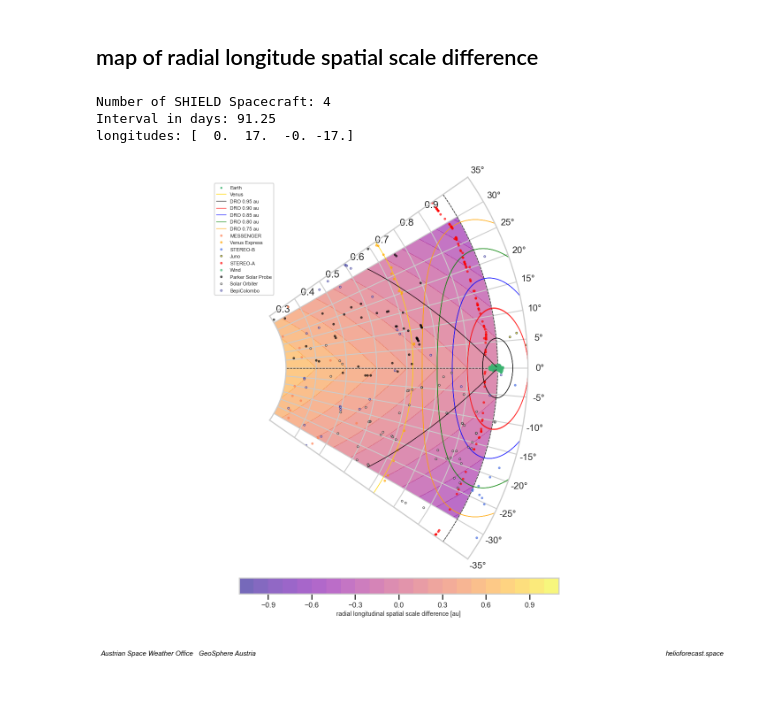
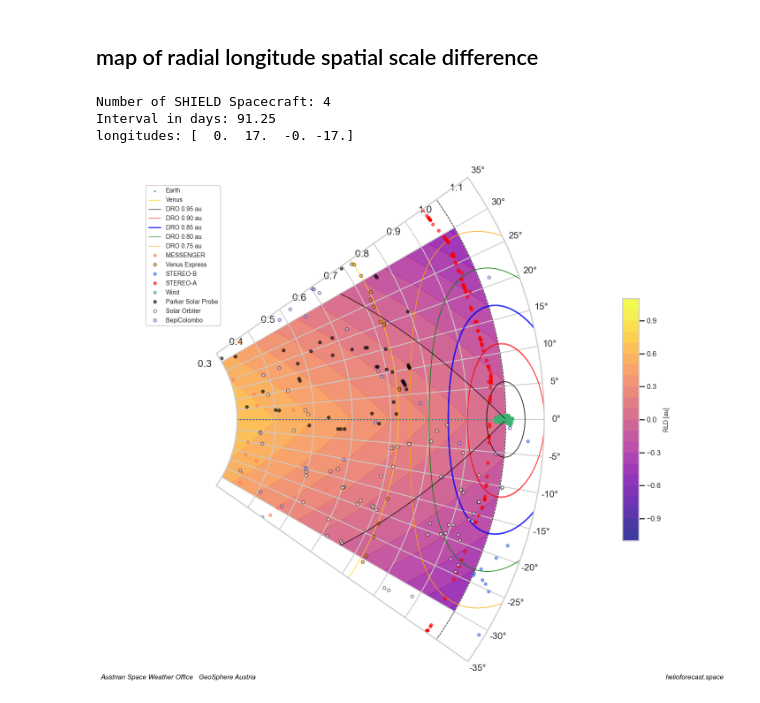
Before and after one commit to cmoestl/dro_orbits, a Jupyter notebook: dro.ipynb, the cells around one changed output. Saved outputs shown, nothing was run; the diff lists cells and outputs as text; code cells hidden in the pictures.

```diff
--- a/dro.ipynb
+++ b/dro.ipynb
@@ -1854,7 +1883,7 @@ if plot_dro:
 
     ax.plot(dro_lon1, dro_r1,c='black', alpha=0.8,lw=1, markersize=1, label='DRO 0.95 au')
     ax.plot(dro_lon2, dro_r2,c='red', alpha=0.8,lw=1, markersize=1, label='DRO 0.90 au')
-    ax.plot(dro_lon3, dro_r3,c='blue', alpha=0.8,lw=1, markersize=1, label='DRO 0.85 au')
+    ax.plot(dro_lon3, dro_r3,c='blue', alpha=0.8,lw=2, markersize=1, label='DRO 0.85 au')
     ax.plot(dro_lon4, dro_r4,c='green', alpha=0.8,lw=1, markersize=1, label='DRO 0.80 au')
     ax.plot(dro_lon5, dro_r5,c='orange', alpha=0.8,lw=1, markersize=1, label='DRO 0.75 au')
 
@@ -1874,7 +1903,7 @@ if plot_icmecat:
 
     ####### ICMECAT events
 
-    ms=3
+    ms=5
     al=0.6
 
     #ax.plot(np.radians(ic.mo_sc_long_heeq[iuly]),ic.mo_sc_heliodistance[iuly],'o',markersize=ms,c='brown', alpha=al, label='Ulysses')
@@ -1882,9 +1911,9 @@ if plot_icmecat:
 
     #only inner heliosphere
     ax.plot(np.radians(ic.mo_sc_long_heeq[imes]),ic.mo_sc_heliodistance[imes],'o',markersize=ms,c='coral', alpha=al,label='MESSENGER')
-    ax.plot(np.radians(ic.mo_sc_long_heeq[ivex]),ic.mo_sc_heliodistance[ivex],'o',markersize=ms,c='orange', alpha=al,label='Venus Express')
+    ax.plot(np.radians(ic.mo_sc_long_heeq[ivex]),ic.mo_sc_heliodistance[ivex],'o',markersize=ms,c='black', markerfacecolor='orange', alpha=al,label='Venus Express')
     ax.plot(np.radians(ic.mo_sc_long_heeq[istb]),ic.mo_sc_heliodistance[istb],'o',markersize=ms,c='royalblue', alpha=al,label='STEREO-B')
-    ax.plot(np.radians(ic.mo_sc_long_heeq[ijun]),ic.mo_sc_heliodistance[ijun],'o',markersize=ms,c='black',markerfacecolor='yellow',alpha=al,label='Juno')
+    #ax.plot(np.radians(ic.mo_sc_long_heeq[ijun]),ic.mo_sc_heliodistance[ijun],'o',markersize=ms,c='black',markerfacecolor='yellow',alpha=al,label='Juno')
 
     #ax3.plot(ic.mo_sc_heliodistance[ijun],ic.mo_bmean[ijun],'o', c='black',markerfacecolor='yellow', alpha=al,ms=ms, label='Juno')
 
@@ -1922,14 +1951,15 @@ R, THETA = np.meshgrid(r, theta)
 F=diff_radial_longitudinal(R,THETA)
 
 CMAP       = "plasma" #inferno, magma, viridis, plasma
+
 level1=np.arange(-1.1,1.2,0.1)
-cf = ax.contourf(THETA, R, F, levels=level1, cmap=CMAP, alpha=0.6,zorder=0)
+cf = ax.contourf(THETA, R, F, levels=level1, cmap=CMAP, alpha=0.8,zorder=0, vmin=-1, vmax=1)
 #cl = ax.contour(THETA, R, F, levels=15, colors="white", linewidths=0.35, alpha=0.35)
 #zero level
 ax.contour(THETA, R, F, levels=[0], colors="black", linewidths=1.0, alpha=0.9)
 
-cbar = plt.colorbar(cf, ax=ax,location='bottom',shrink=0.5,pad=0.04, aspect=20)
-cbar.set_label('radial longitudinal spatial scale difference [au]',fontsize=10)
+cbar = plt.colorbar(cf, ax=ax,location='right',shrink=0.5,pad=0, aspect=15)
+cbar.set_label('RLD [au]',fontsize=10)
 cbar.ax.tick_params(labelsize=12)
 ticks = cbar.get_ticks()
 
@@ -1937,33 +1967,38 @@ ticks = cbar.get_ticks()
 
 degrees = np.arange(-35,40,5)
 ax.set_xticks(np.radians(degrees))
 ax.set_xticklabels([f'{d}°' for d in degrees], fontsize=15)
 #ax.set_rgrids(np.arange(0.4,1.5,0.1),('0.3','0.4','0.5','0.6','0.7','0.8','0.9','1.0','1.1','1.2','1.3'),angle=50, fontsize=10, zorder=5)
-ax.set_rgrids(np.arange(0.4,1.1,0.1),('0.3','0.4','0.5','0.6','0.7','0.8','0.9'),angle=50, fontsize=10, zorder=5)
+#rtick_locs=np.arange(0.4,1.2,0.1)
+#rtick_labels=('0.3','0.4','0.5','0.6','0.7','0.8','0.9','1.0')
+#ax.set_rgrids(rtick_locs,rtick_labels)#,angle=50, fontsize=5, zorder=5)
 
+#ax.set_yticklabels([])
+#for loc, lbl in zip(rtick_locs, rtick_labels):
+#    ax.text(0., loc, lbl, ha='center', va='top', fontsize=16)
 
 ax.set_theta_zero_location('E')
 ax.set_thetamin(35)      # Start angle in degrees
 ax.set_thetamax(-35)
 ##plt.title('Planet and simulated DRO positions 2028 Jan 1 - 2030 Jan 1')
 #ax.set_ylim(0, 1.3)
 
 # cutout in r
 ax.set_rmin(0.30)
 ax.set_rmax(1.10)
 ax.set_rorigin(0)
 
-ax.legend(bbox_to_anchor=(0.01, 0.99), loc='upper left',fontsize=8)
+ax.legend(bbox_to_anchor=(0.01, 0.99), loc='upper left',fontsize=10)
 #plt.figtext(0.8,0.1,f' {nr_sc} DRO spacecraft', color='black', ha='left',fontsize=fsize-4, style='italic')
 plt.figtext(0.05,0.01,'Austrian Space Weather Office   GeoSphere Austria', color='black', ha='left',fontsize=fsize-4, style='italic')
 plt.figtext(0.99,0.01,'helioforecast.space', color='black', ha='right',fontsize=fsize-4, style='italic')
 
 plt.tight_layout()
 
 plt.savefig(f'results/dro_RLD.png', dpi=300,bbox_inches='tight')
 plt.savefig(f'results/dro_RLD.pdf', dpi=300,bbox_inches='tight')
 # %% [output]
 Number of SHIELD Spacecraft: 4
 Interval in days: 91.25
 longitudes: [  0.  17.  -0. -17.]
-[figure, old version]
+[figure, new version]
```
Also changed, not shown: parts of 7 cells of this notebook, 23 other files.
